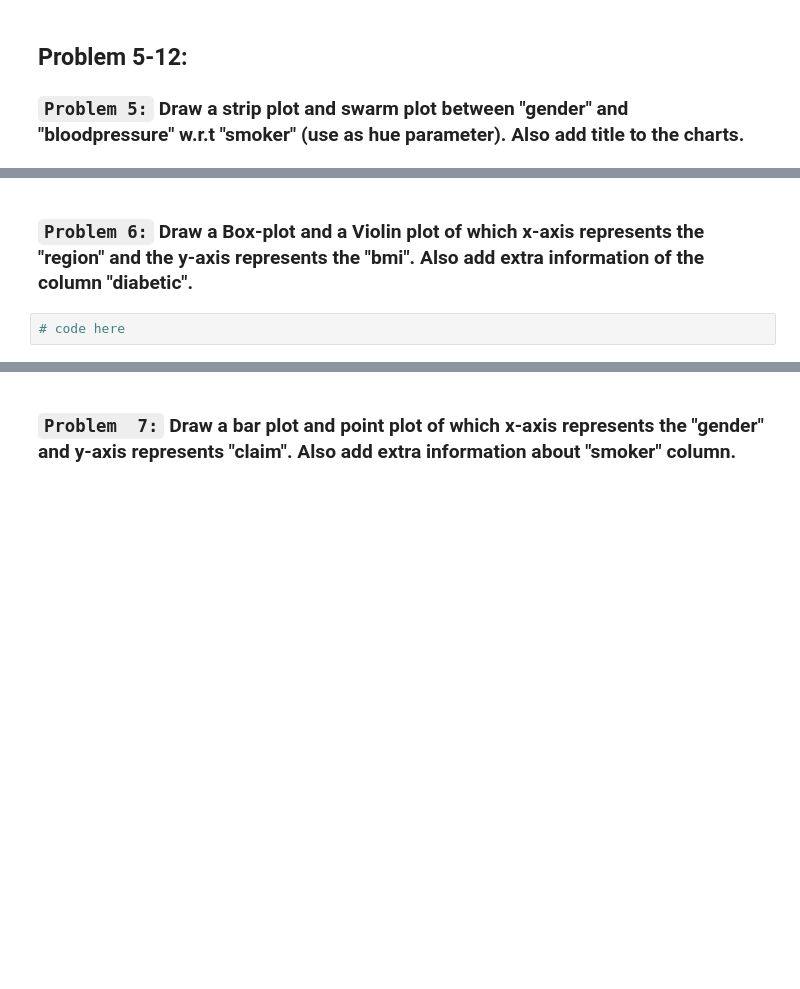
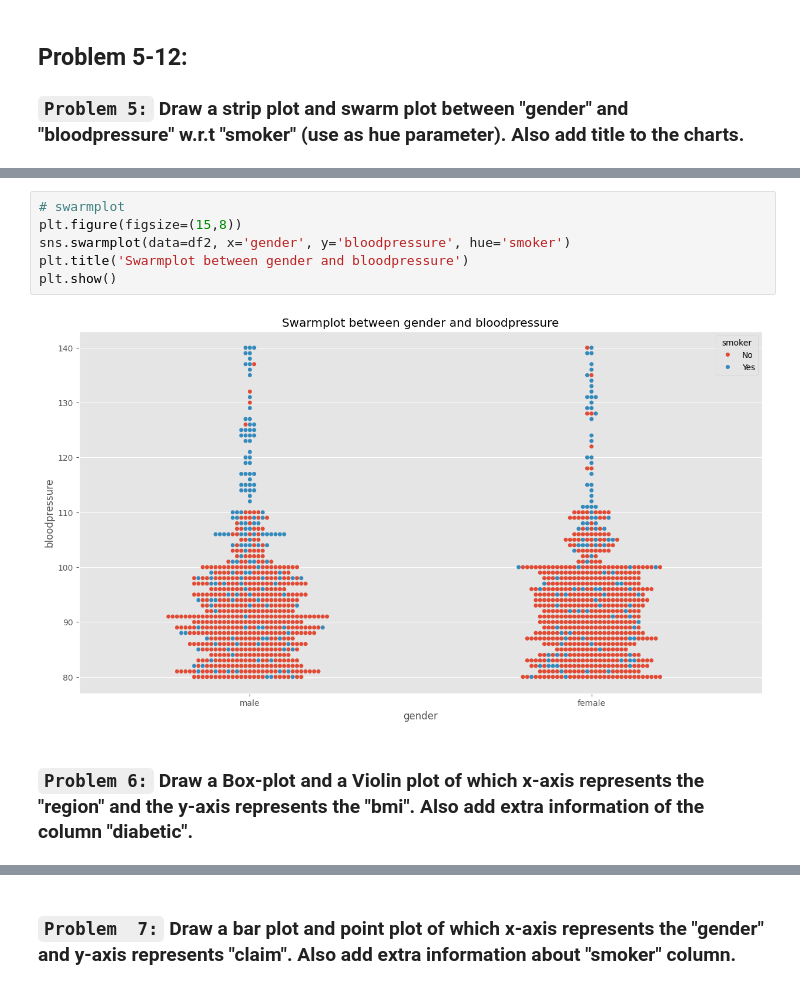
Before and after one commit to ShehrazSarwar/Python-Data-Analysis, a Jupyter notebook: Advanced Seaborn/Task_P2.ipynb, the cells around one changed output, grey strips where cells are left out. Drawn from its saved outputs; the diff is of its cells as text; blank space fills up the shorter version.

```diff
--- a/Advanced Seaborn/Task_P2.ipynb
+++ b/Advanced Seaborn/Task_P2.ipynb
@@ -123,4 +154,10 @@ plt.show()
+# %%
+# swarmplot
+plt.figure(figsize=(15,8))
+sns.swarmplot(data=df2, x='gender', y='bloodpressure', hue='smoker')
+plt.title('Swarmplot between gender and bloodpressure')
+plt.show()
+# %% [output]
+[figure, added]
 # %% [markdown]
 ### **`Problem 6:`** Draw a Box-plot and a Violin plot of which x-axis represents the "region" and the y-axis represents the "bmi". Also add extra information of the column "diabetic".
-# %%
-# code here
```
Also changed, not shown: parts of 11 cells of this notebook.
